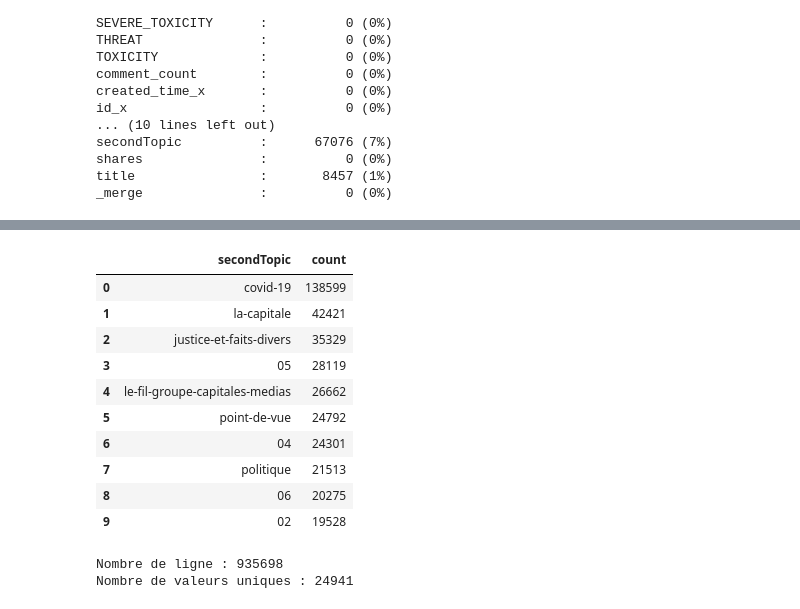
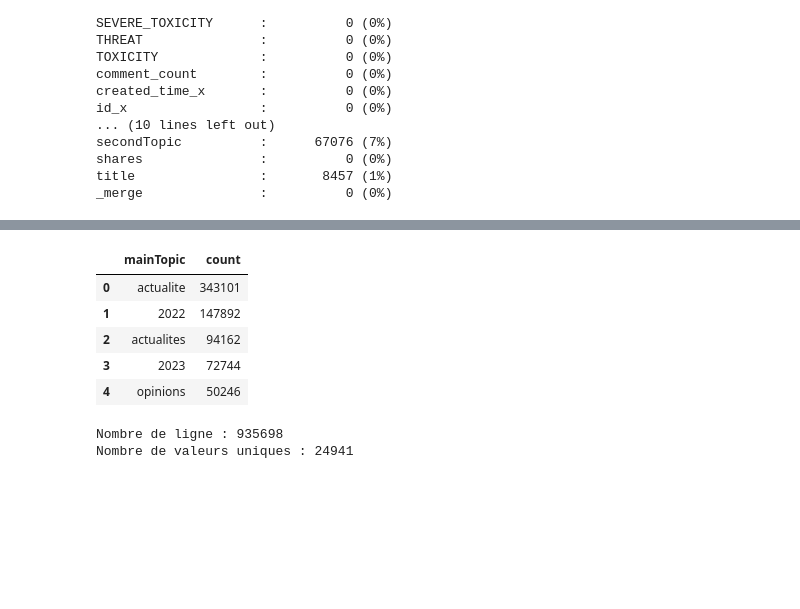
Before and after one commit to caseguin/GLO-7027, a Jupyter notebook: projet_eda.ipynb, the cells around one changed output, grey strips where cells are left out. Saved outputs shown, nothing was run; the diff lists cells and outputs as text; code cells hidden in the pictures; blank space fills up the shorter version.

```diff
--- a/projet_eda.ipynb
+++ b/projet_eda.ipynb
@@ -178,10 +192,10 @@ plt.show()
 #   - mettre les phrase en liste de mots et comptabiliser les mots qui ressort le plus : 'message_x', 'message_y', 'title'
 #   - Voir graph avec plein de mots
 
-top_maintopic = df_merge.groupby('mainTopic').size().to_frame('count').sort_values(by=['count'], ascending=False).reset_index()
-top_maintopic.loc[top_maintopic.index < 100]
-
-
+maintopic = df_merge.groupby('mainTopic').size().to_frame('count').sort_values(by=['count'], ascending=False).reset_index()
+top_maintopic = maintopic.loc[maintopic.index < 100]
+top_maintopic.to_excel('top_maintopic.xlsx')
+top_maintopic.head()
 
 # figure, axis = plt.subplots(2,2, figsize=(8,8))
 
@@ -206,18 +213,15 @@ top_maintopic.loc[top_maintopic.index < 100]
 # %%
-top_secondtopic = df_merge.groupby('secondTopic').size().to_frame('count').sort_values(by=['count'], ascending=False).reset_index()
-top_secondtopic.loc[top_secondtopic.index < 10]
+secondtopic = df_merge.groupby('secondTopic').size().to_frame('count').sort_values(by=['count'], ascending=False).reset_index()
+top_secondtopic = secondtopic.loc[secondtopic.index < 100]
+top_secondtopic.to_excel('top_secondtopic.xlsx')
+top_maintopic.head()
 # %% [output]
-|  | secondTopic | count |
-| 0 | covid-19 | 138599 |
-| 1 | la-capitale | 42421 |
-| 2 | justice-et-faits-divers | 35329 |
-| 3 | 05 | 28119 |
-| 4 | le-fil-groupe-capitales-medias | 26662 |
-| 5 | point-de-vue | 24792 |
-| 6 | 04 | 24301 |
-| 7 | politique | 21513 |
-| 8 | 06 | 20275 |
-| 9 | 02 | 19528 |
+|  | mainTopic | count |
+| 0 | actualite | 343101 |
+| 1 | 2022 | 147892 |
+| 2 | actualites | 94162 |
+| 3 | 2023 | 72744 |
+| 4 | opinions | 50246 |
 # %%
 print(f'Nombre de ligne : {len(df_merge)}')
 print(f'Nombre de valeurs uniques : {len(df_merge["title"].unique())}')
```
Also changed, not shown: parts of 19 cells of this notebook, 1 other file.
